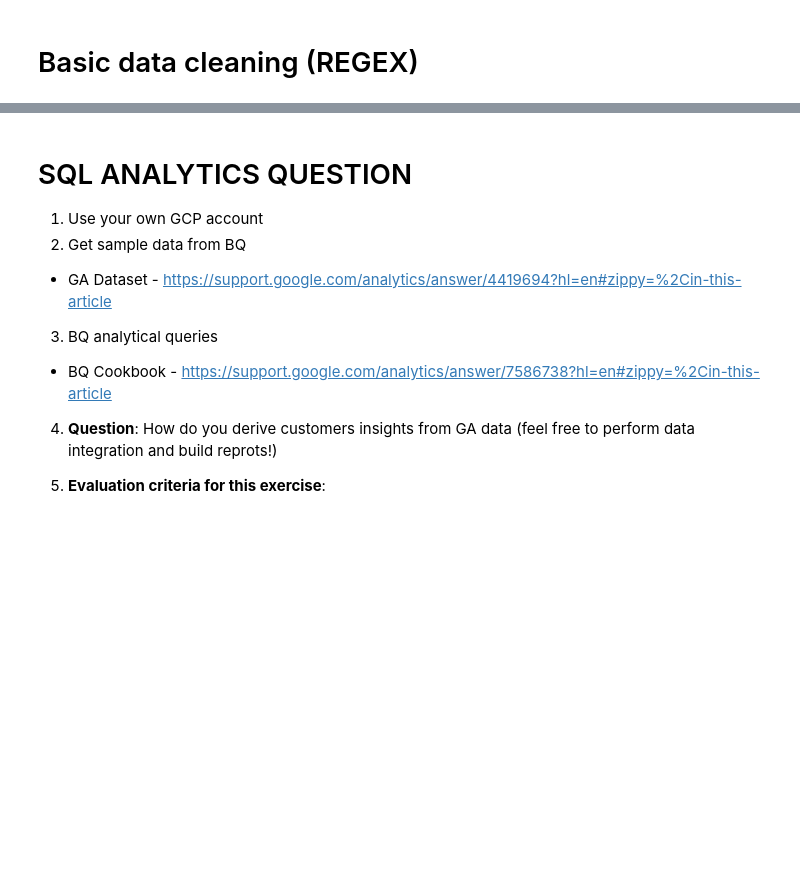
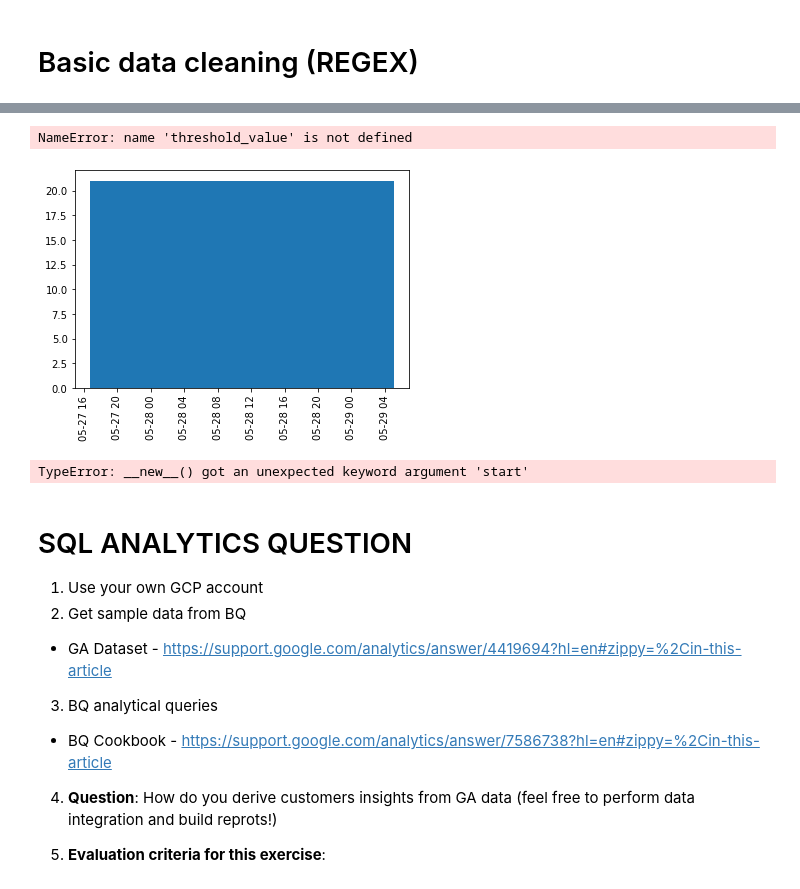
Before and after one commit to paulowe/twitter_stock_market_mining, a Jupyter notebook: BMO_Case_study.ipynb, the cells around one changed output, grey strips where cells are left out. Saved outputs shown, nothing was run; the diff lists cells and outputs as text; code cells hidden in the pictures; blank space fills up the shorter version.

```diff
--- a/BMO_Case_study.ipynb
+++ b/BMO_Case_study.ipynb
@@ -120,3 +207,24 @@ df
+# %%
+plt.bar(df['Created At'], len(df))
+# Get the current figure and autoformat to tilt x axis
+plt.xticks(rotation=90)
+# Set acceptable threshold
+
+plt.axhline(y=threshold_value, color='r', linestyle='--')
+plt.show()
+# %% [output]
+NameError: name 'threshold_value' is not defined
+[figure, added]
+# %%
+tickers = ['$TD', '$RY', '$BMO']
+index = pd.DatetimeIndex(freq='5min', start='2022-05-28', end='2022-05-29')
+tweets = [random.choice(tickers) for _ in range(len(index))]
+time_df = pd.DataFrame(index=index, data=tweets, columns=['Tweet'])
+time_df['Created At'] = time_df.index.date
+time_df['count'] = 1
+print(time_df.head())
+# %% [output]
+TypeError: __new__() got an unexpected keyword argument 'start'
 # %% [markdown]
 # SQL ANALYTICS QUESTION
 
```
Also changed, not shown: parts of 12 cells of this notebook.
